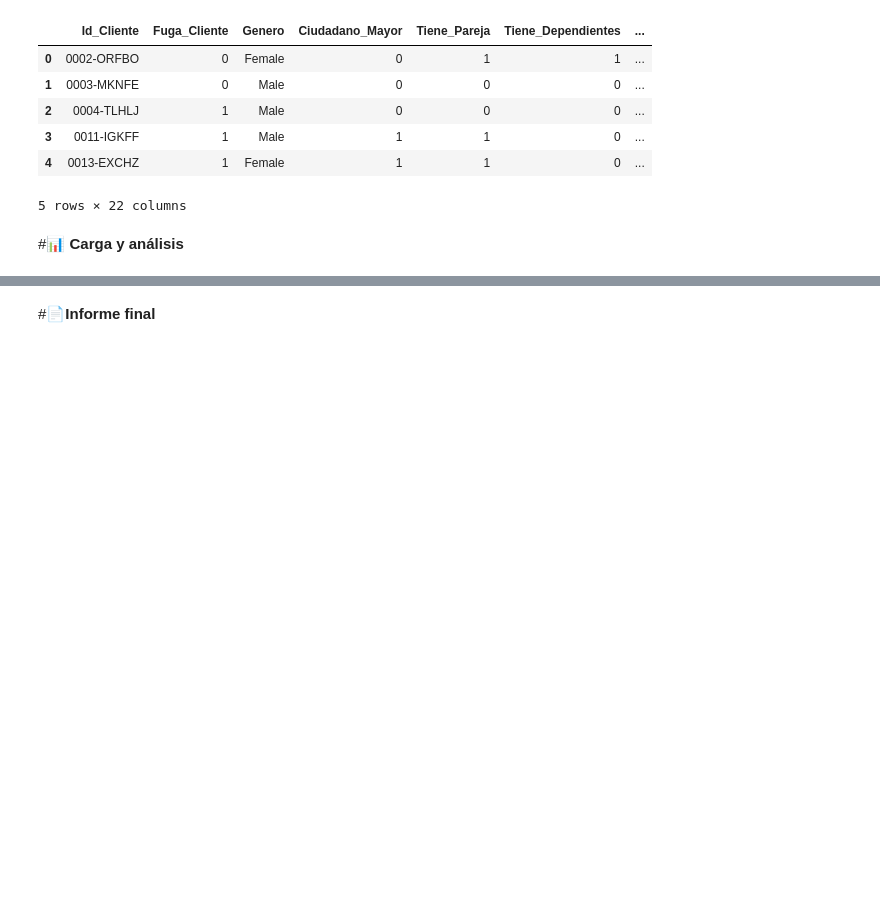
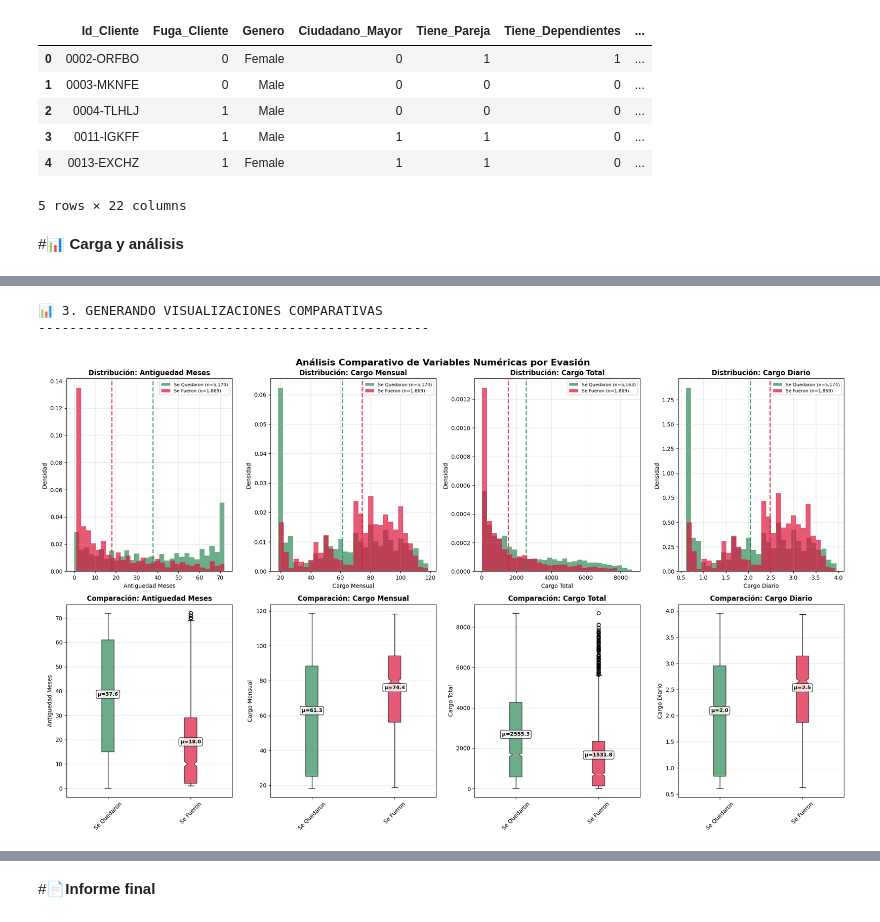
Before and after one commit to GuilleLondero/challenge_one_DS_telecomX, a Jupyter notebook: ChallengerTelecomX.ipynb, the cells around one changed output, grey strips where cells are left out. Drawn from its saved outputs; the diff is of its cells as text; code cells hidden in the pictures; blank space fills up the shorter version.

```diff
--- a/ChallengerTelecomX.ipynb
+++ b/ChallengerTelecomX.ipynb
@@ -453,0 +1181,74 @@ df_normalize.head()
+# %%
+# 3. VISUALIZACIONES COMPARATIVAS
+
+print(f"\n📊 3. GENERANDO VISUALIZACIONES COMPARATIVAS")
+print("-" * 50)
+
+# Crear figura con subplots
+fig, axes = plt.subplots(2, 4, figsize=(20, 12))
+fig.suptitle('Análisis Comparativo de Variables Numéricas por Evasión', fontsize=16, fontweight='bold')
+
+# Colores para los grupos
+colores = ['#2E8B57', '#DC143C']  # Verde para se quedaron, Rojo para se fueron
+labels = ['Se Quedaron', 'Se Fueron']
+
+for i, variable in enumerate(variables_numericas):
+    if variable in df_normalize.columns:
+
+        # Subplot 1: Histogramas comparativos
+        ax1 = axes[0, i]
+
+        # Datos para histogramas
+        data_quedaron = se_quedaron[variable].dropna()
+        data_fueron = se_fueron[variable].dropna()
+
+        # Histogramas superpuestos
+        ax1.hist(data_quedaron, bins=30, alpha=0.7, color=colores[0],
+                label=f'Se Quedaron (n={len(data_quedaron):,})', density=True)
+        ax1.hist(data_fueron, bins=30, alpha=0.7, color=colores[1],
+                label=f'Se Fueron (n={len(data_fueron):,})', density=True)
+
+        # Líneas de media
+        ax1.axvline(data_quedaron.mean(), color=colores[0], linestyle='--', linewidth=2, alpha=0.8)
+        ax1.axvline(data_fueron.mean(), color=colores[1], linestyle='--', linewidth=2, alpha=0.8)
+
+        ax1.set_title(f'Distribución: {variable.replace("_", " ")}', fontweight='bold')
+        ax1.set_xlabel(variable.replace('_', ' '))
+        ax1.set_ylabel('Densidad')
+        ax1.legend(fontsize=8)
+        ax1.grid(alpha=0.3)
+
+        # Subplot 2: Box plots comparativos
+        ax2 = axes[1, i]
+
+        # Preparar datos para boxplot
+        data_boxplot = [data_quedaron, data_fueron]
+
+        box_plot = ax2.boxplot(data_boxplot, labels=labels, patch_artist=True,
+                              notch=True, showmeans=True)
+
+        # Colorear cajas
+        for patch, color in zip(box_plot['boxes'], colores):
+            patch.set_facecolor(color)
+            patch.set_alpha(0.7)
+
+        # Añadir valores estadísticos
+        medias = [data_quedaron.mean(), data_fueron.mean()]
+        for j, media in enumerate(medias):
+            ax2.text(j+1, media, f'μ={media:.1f}', ha='center', va='bottom',
+                    fontweight='bold', fontsize=9,
+                    bbox=dict(boxstyle='round,pad=0.3', facecolor='white', alpha=0.8))
+
+        ax2.set_title(f'Comparación: {variable.replace("_", " ")}', fontweight='bold')
+        ax2.set_ylabel(variable.replace('_', ' '))
+        ax2.grid(axis='y', alpha=0.3)
+
+        # Rotar etiquetas si es necesario
+        ax2.tick_params(axis='x', rotation=45)
+
+plt.tight_layout()
+plt.show()
+# %% [output]
+📊 3. GENERANDO VISUALIZACIONES COMPARATIVAS
+--------------------------------------------------
+[figure, added]
```
Also changed, not shown: parts of 23 cells of this notebook.
